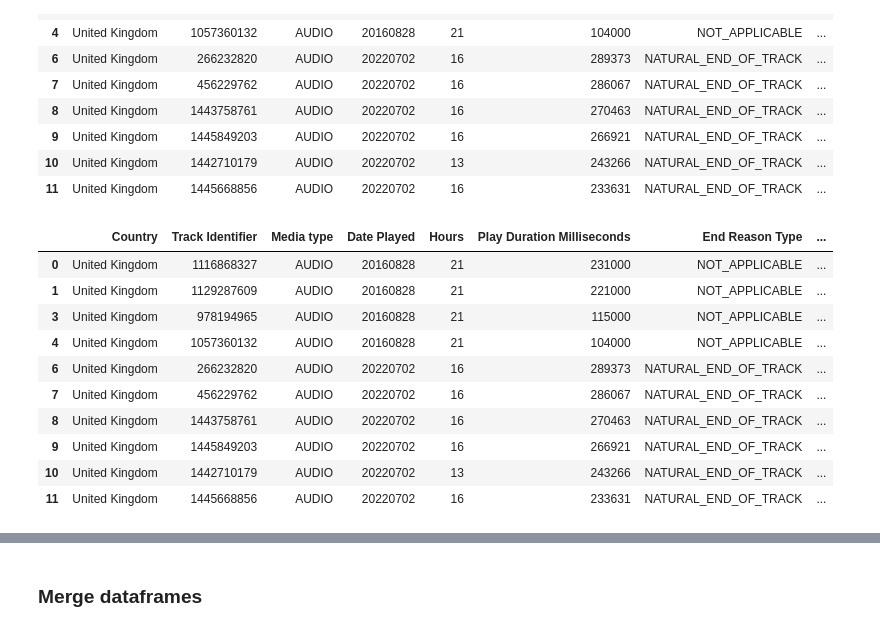
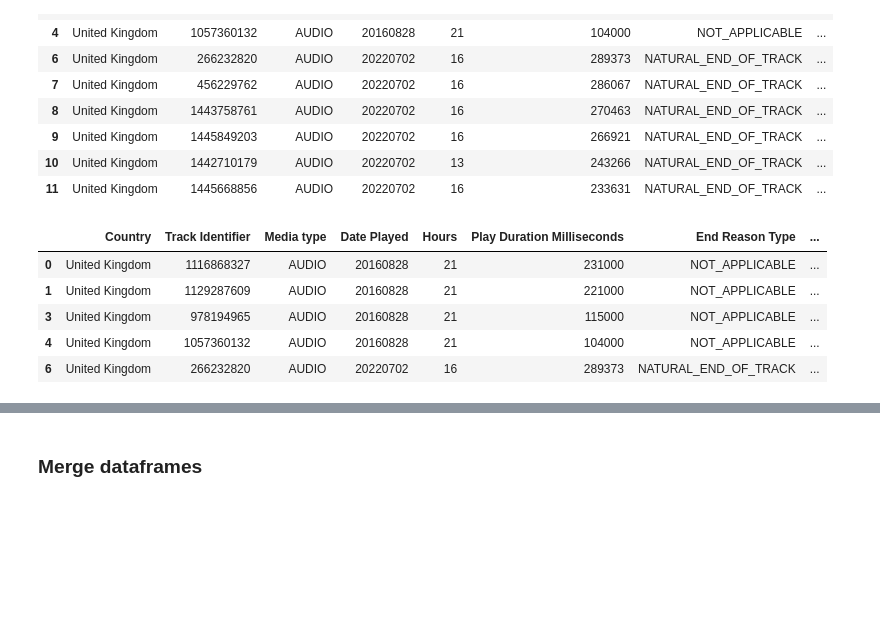
Before and after one commit to ftaylor101/spotify, a Jupyter notebook: apple_vis.ipynb, the cells around one changed output, grey strips where cells are left out. Drawn from its saved outputs; the diff is of its cells as text; code cells hidden in the pictures; blank space fills up the shorter version.

```diff
--- a/apple_vis.ipynb
+++ b/apple_vis.ipynb
@@ -184,16 +184,11 @@ split_columns = tracks_df['Track Description'].str.split(' - ', expand=True)
 tracks_df['Artist'] = split_columns[0]
 tracks_df['Song Name'] = split_columns[1]
 # %%
-tracks_df.head(10)
+tracks_df.head()
 # %% [output]
 |  | Country | Track Identifier | Media type | Date Played | Hours | Play Duration Milliseconds | End Reason Type | ... |
 | 0 | United Kingdom | 1116868327 | AUDIO | 20160828 | 21 | 231000 | NOT_APPLICABLE | ... |
 | 1 | United Kingdom | 1129287609 | AUDIO | 20160828 | 21 | 221000 | NOT_APPLICABLE | ... |
 | 3 | United Kingdom | 978194965 | AUDIO | 20160828 | 21 | 115000 | NOT_APPLICABLE | ... |
 | 4 | United Kingdom | 1057360132 | AUDIO | 20160828 | 21 | 104000 | NOT_APPLICABLE | ... |
 | 6 | United Kingdom | 266232820 | AUDIO | 20220702 | 16 | 289373 | NATURAL_END_OF_TRACK | ... |
-| 7 | United Kingdom | 456229762 | AUDIO | 20220702 | 16 | 286067 | NATURAL_END_OF_TRACK | ... |
-| 8 | United Kingdom | 1443758761 | AUDIO | 20220702 | 16 | 270463 | NATURAL_END_OF_TRACK | ... |
-| 9 | United Kingdom | 1445849203 | AUDIO | 20220702 | 16 | 266921 | NATURAL_END_OF_TRACK | ... |
-| 10 | United Kingdom | 1442710179 | AUDIO | 20220702 | 13 | 243266 | NATURAL_END_OF_TRACK | ... |
-| 11 | United Kingdom | 1445668856 | AUDIO | 20220702 | 16 | 233631 | NATURAL_END_OF_TRACK | ... |
```
Also changed, not shown: parts of 15 cells of this notebook.
